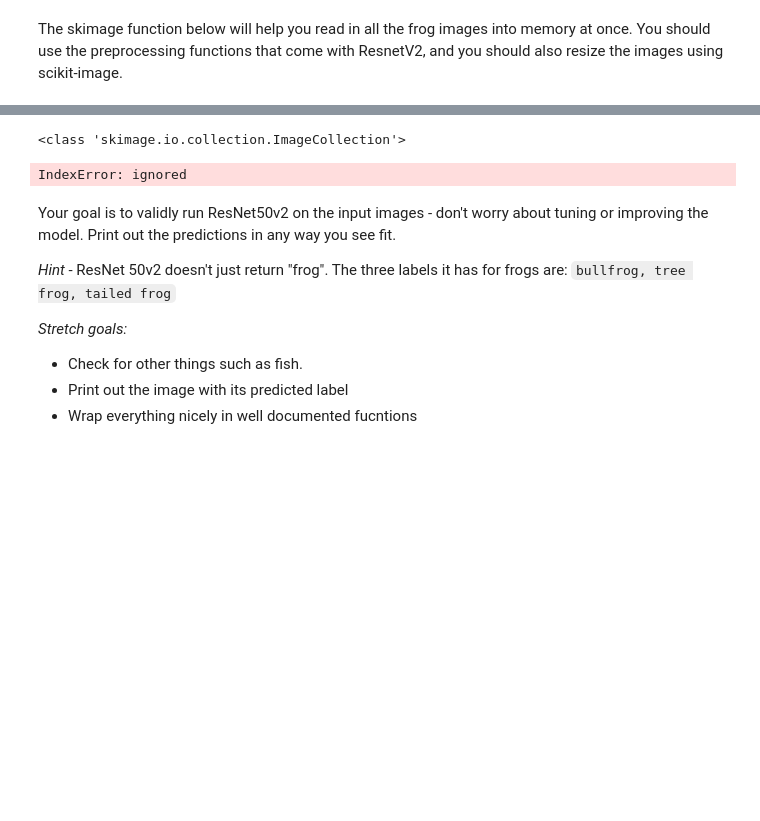
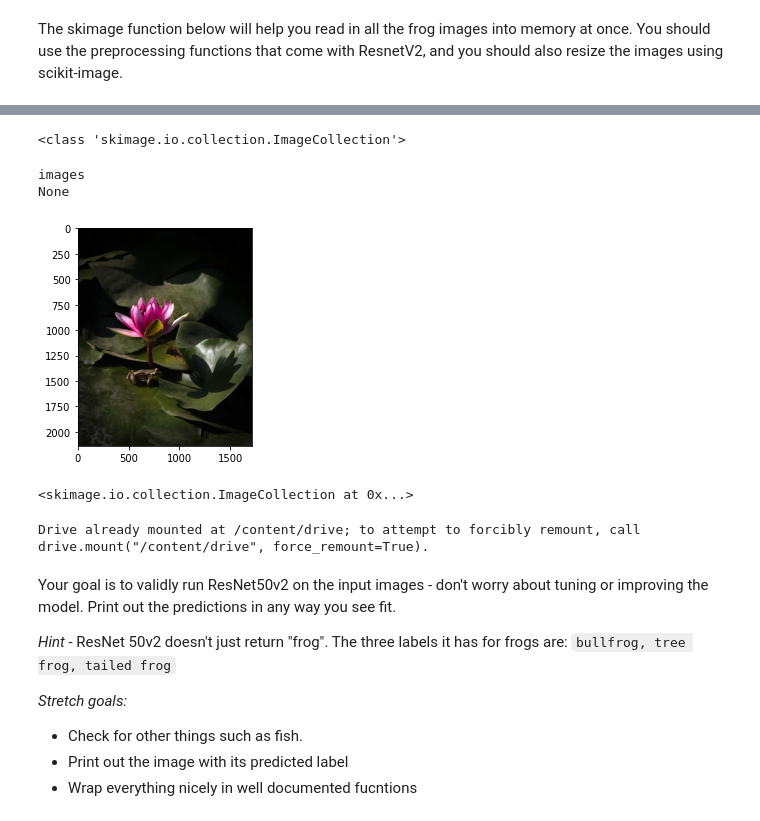
Before and after one commit to marianvinas/DS-Unit-4-Sprint-3-Deep-Learning, a Jupyter notebook: MVLS_DS_Unit_4_Sprint_Challenge_3_v2.ipynb, the cells around one changed output, grey strips where cells are left out. Cells and saved outputs as stored; diff of their text form; code cells hidden in the pictures; blank space fills up the shorter version.

```diff
--- a/MVLS_DS_Unit_4_Sprint_Challenge_3_v2.ipynb
+++ b/MVLS_DS_Unit_4_Sprint_Challenge_3_v2.ipynb
@@ -190,0 +198,15 @@ The skimage function below will help you read in all the frog images into memory
+# %%
+from tensorflow.keras.models import Sequential
+from tensorflow.keras.layers import Conv2D, MaxPooling2D, Flatten, Activation, Dense
+
+
+cnn = Sequential()
+cnn.add(Conv2D(32, (3,3), activation='relu', input_shape=(224,224,3)))
+cnn.add(MaxPooling2D((2,2)))
+cnn.add(Conv2D(64, (3,3), activation='relu'))
+cnn.add(MaxPooling2D((2,2)))
+cnn.add(Conv2D(64, (3,3), activation='relu'))
+cnn.add(Flatten())
+cnn.add(Dense(64, activation='relu'))
+cnn.add(Dense(1, activation='sigmoid'))
+cnn.summary()
@@ -191,13 +231,37 @@ The skimage function below will help you read in all the frog images into memory
+# %%
+def identify_image(image):
+    i = np.resize(np.array([image]), (1, 224, 224, 3)).astype('float32')
+
+    pred = int(round(cnn.predict(i)[0,0]))
+
+    if pred == 0:
+        print("images")
 # %%
 from skimage.io import imread_collection
+import matplotlib.pyplot as plt
 
-images = imread_collection('./frog_images/*.jpg')
+images = imread_collection('/content/sample_data/frog_images/*.jpg')
 # %%
 print(type(images))
-print(type(images[0]), end="\n\n")
 # %% [output]
 <class 'skimage.io.collection.ImageCollection'>
-IndexError: ignored
+# %%
+
+plt.imshow(images[0]);
+print(identify_image(images[0]))
+# %% [output]
+images
+None
+[figure, added]
+# %%
+images
+# %% [output]
+<skimage.io.collection.ImageCollection at 0x...>
+# %%
+from google.colab import drive
+drive.mount('/content/drive')
+# %% [output]
+Drive already mounted at /content/drive; to attempt to forcibly remount, call drive.mount("/content/drive", force_remount=True).
 # %% [markdown]
 Your goal is to validly run ResNet50v2 on the input images - don't worry about tuning or improving the model. Print out the predictions in any way you see fit.
 
```
Also changed, not shown: parts of 19 cells of this notebook, 3 other files.
